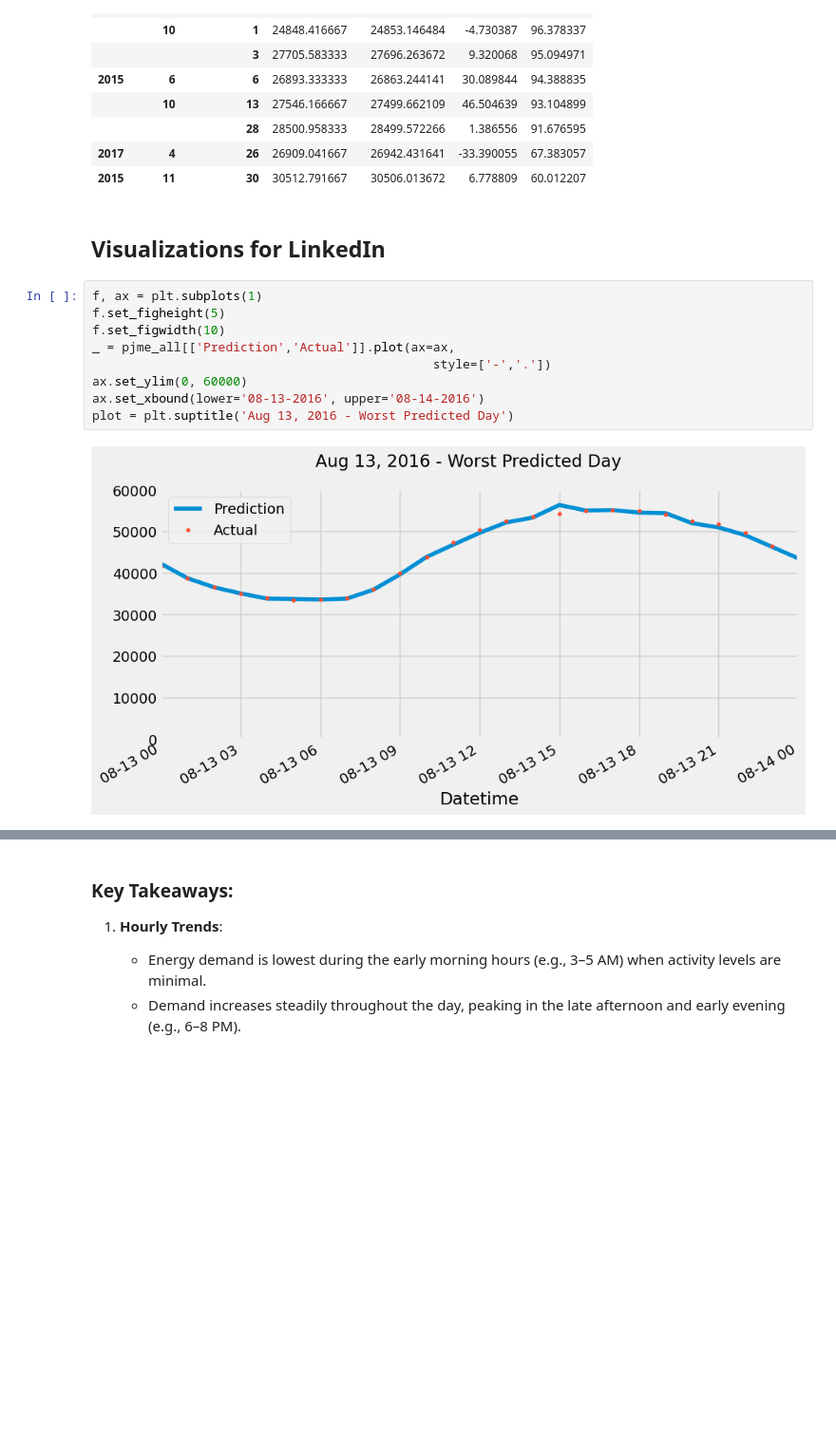
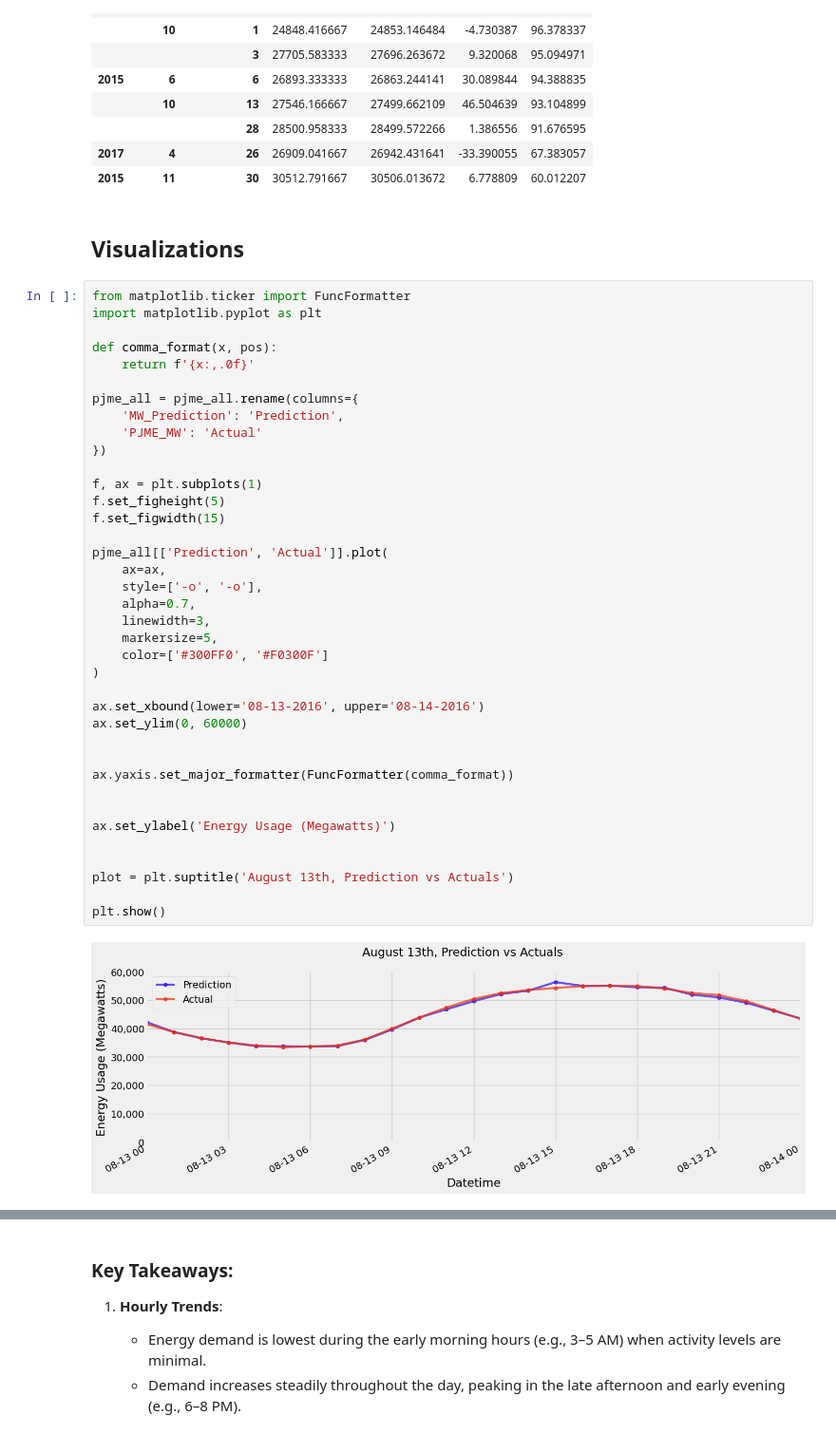
Before and after one commit to TrevorKap/ProjectRecreation, a Jupyter notebook: Energy_Consumption_Model/EnergyConsumption.ipynb, the cells around one changed output, grey strips where cells are left out. Shown at 95% size. Saved outputs shown, nothing was run; the diff lists cells and outputs as text; blank space fills up the shorter version.

```diff
--- a/Energy_Consumption_Model/EnergyConsumption.ipynb
+++ b/Energy_Consumption_Model/EnergyConsumption.ipynb
@@ -345,15 +345,44 @@ error_by_day.sort_values('abs_error', ascending=False).tail(10)
 | 2017 | 4 | 26 | 26909.041667 | 26942.431641 | -33.390055 | 67.383057 |
 | 2015 | 11 | 30 | 30512.791667 | 30506.013672 | 6.778809 | 60.012207 |
 # %% [markdown]
-## Visualizations for LinkedIn
+## Visualizations
 # %%
+from matplotlib.ticker import FuncFormatter
+import matplotlib.pyplot as plt
+
+def comma_format(x, pos):
+    return f'{x:,.0f}'
+
+pjme_all = pjme_all.rename(columns={
+    'MW_Prediction': 'Prediction',
+    'PJME_MW': 'Actual'
+})
+
 f, ax = plt.subplots(1)
 f.set_figheight(5)
-f.set_figwidth(10)
-_ = pjme_all[['Prediction','Actual']].plot(ax=ax,
-                                              style=['-','.'])
+f.set_figwidth(15)
+
+pjme_all[['Prediction', 'Actual']].plot(
+    ax=ax,
+    style=['-o', '-o'],
+    alpha=0.7,
+    linewidth=3,
+    markersize=5,
+    color=['#300FF0', '#F0300F']
+)
+
+ax.set_xbound(lower='08-13-2016', upper='08-14-2016')
 ax.set_ylim(0, 60000)
-ax.set_xbound(lower='08-13-2016', upper='08-14-2016')
-plot = plt.suptitle('Aug 13, 2016 - Worst Predicted Day')
+
+
+ax.yaxis.set_major_formatter(FuncFormatter(comma_format))
+
+
+ax.set_ylabel('Energy Usage (Megawatts)')
+
+
+plot = plt.suptitle('August 13th, Prediction vs Actuals')
+
+plt.show()
 # %% [output]
-[figure, old version]
+[figure, new version]
```
Also changed, not shown: parts of 21 cells of this notebook.
